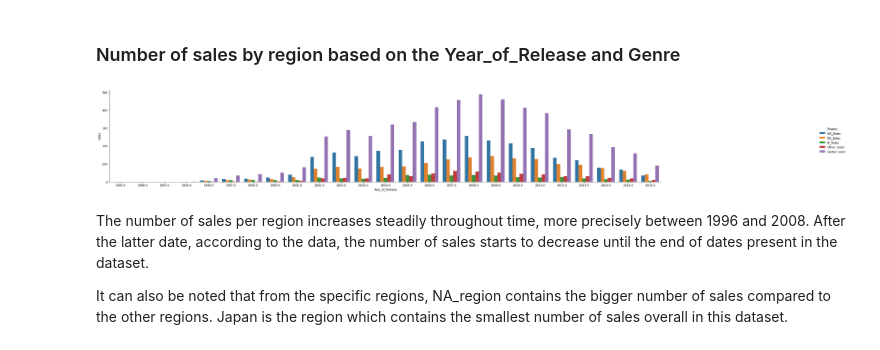
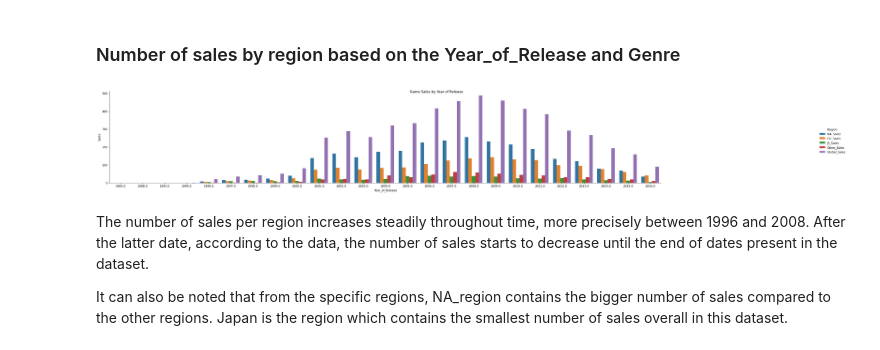
Before and after one commit to data301-2020-winter1/course-project-group_6010, a Jupyter notebook: analysis/submitted/milestone2Group.ipynb, the cells around one changed output. Cells and saved outputs as stored; diff of their text form; code cells hidden in the pictures.

```diff
--- a/analysis/submitted/milestone2Group.ipynb
+++ b/analysis/submitted/milestone2Group.ipynb
@@ -60,11 +40,12 @@ import seaborn as sns
 # %%
 df1 = dfp.groupby('Year_of_Release', as_index=False).sum()
 df2 = pd.melt(df1, id_vars="Year_of_Release", value_vars=["NA_Sales", "EU_Sales", "JP_Sales", "Other_Sales", "Global_Sales"],var_name ='Region', value_name ='Sales')
 ax = sns.catplot(x="Year_of_Release",y="Sales",hue="Region",data = df2,kind ="bar")
+ax.fig.suptitle("Game Sales by Year of Release")
 ax.fig.set_size_inches(40,5)
 plt.show()
 # %% [output]
-[figure, old version]
+[figure, new version]
 # %% [markdown]
 The number of sales per region increases steadily throughout time, more precisely between 1996 and 2008. After the latter date, according to the data, the number of sales starts to decrease until the end of dates present in the dataset.
 
```
Also changed, not shown: parts of 11 cells of this notebook.
